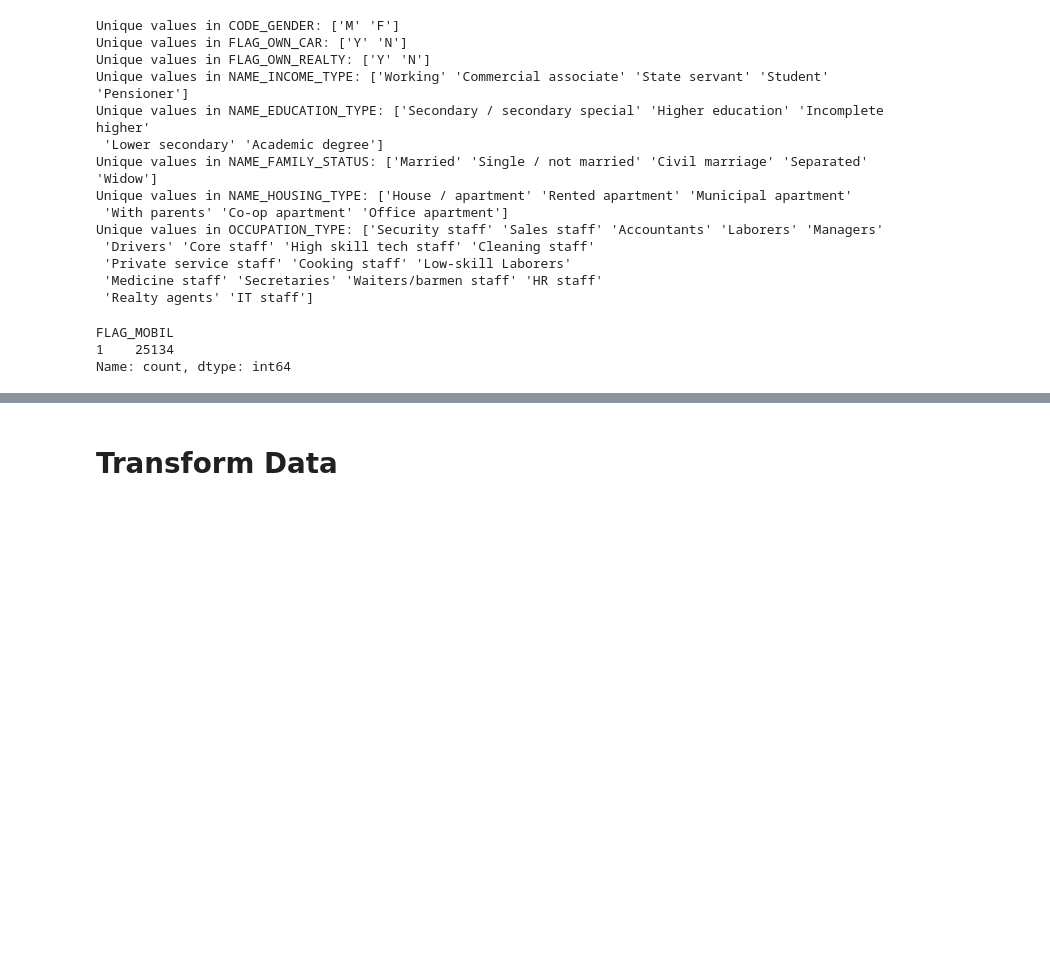
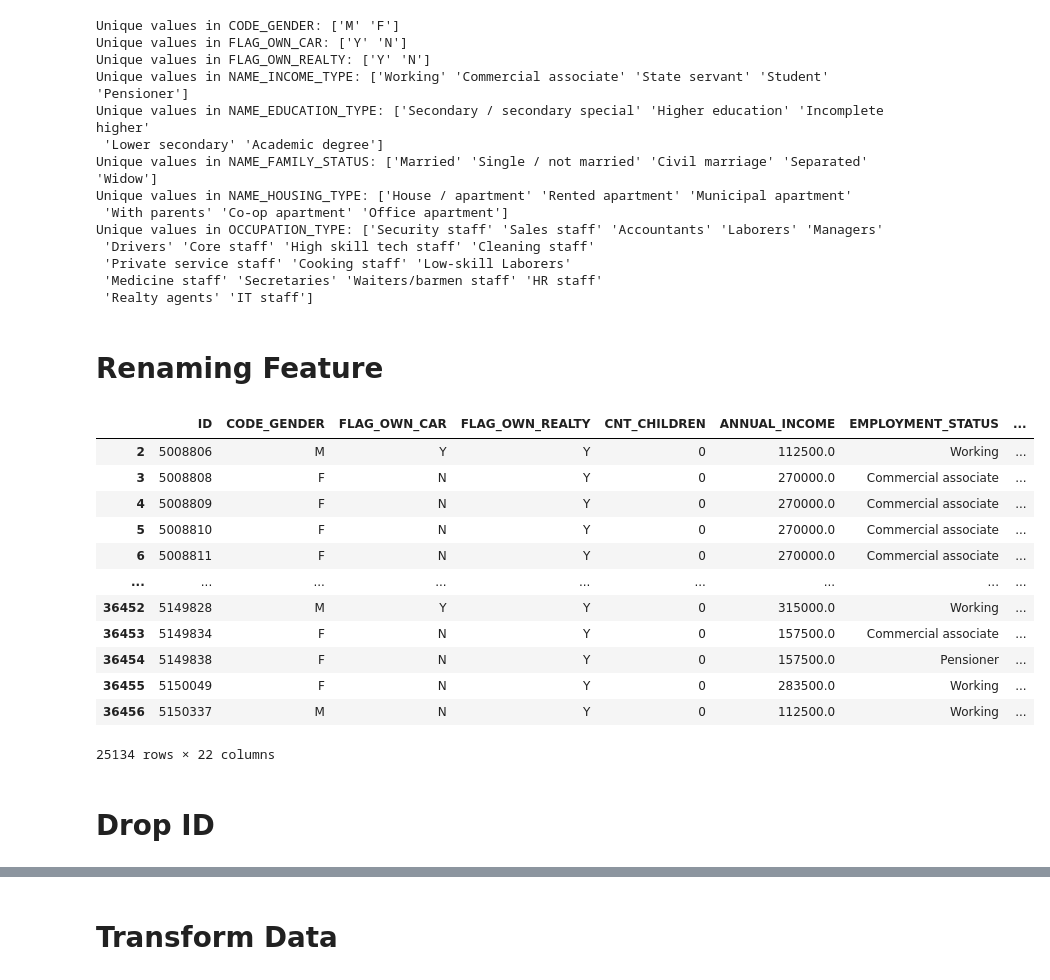
Before and after one commit to arawsardni/5---Gaung-Taqwa-Indraswara---Sandra-Triana-Nursyafri, a Jupyter notebook: Notebook/04_modelling.ipynb, the cells around one changed output, grey strips where cells are left out. Cells and saved outputs as stored; diff of their text form; code cells hidden in the pictures; blank space fills up the shorter version.

```diff
--- a/Notebook/04_modelling_preproessing.ipynb
+++ b/Notebook/04_modelling.ipynb
@@ -225,10 +224,34 @@ Unique values in OCCUPATION_TYPE: ['Security staff' 'Sales staff' 'Accountants'
  'Private service staff' 'Cooking staff' 'Low-skill Laborers'
  'Medicine staff' 'Secretaries' 'Waiters/barmen staff' 'HR staff'
  'Realty agents' 'IT staff']
+# %% [markdown]
+# Renaming Feature
+# %%
+new_df = new_df.rename(columns={
+    "DAYS_BIRTH" : "AGE",
+    "NAME_FAMILY_STATUS" : "MARITAL_STATUS",
+    "NAME_HOUSING_TYPE" :  "DWELLING_TYPE",
+    "AMT_INCOME_TOTAL" : "ANNUAL_INCOME",
+    "OCCUPATION_TYPE" : "JOB_TITLE",
+    "NAME_EDUCATION_TYPE" : "EDUCATION_LEVEL",
+    "DAYS_EMPLOYED" : "EMPLOYMENT_LENGTH",
+    "NAME_INCOME_TYPE" : "EMPLOYMENT_STATUS"})
 # %%
-new_df["FLAG_MOBIL"].value_counts()
+new_df
 # %% [output]
+|  | ID | CODE_GENDER | FLAG_OWN_CAR | FLAG_OWN_REALTY | CNT_CHILDREN | ANNUAL_INCOME | EMPLOYMENT_STATUS | ... |
+| 2 | 5008806 | M | Y | Y | 0 | 112500.0 | Working | ... |
+| 3 | 5008808 | F | N | Y | 0 | 270000.0 | Commercial associate | ... |
+| 4 | 5008809 | F | N | Y | 0 | 270000.0 | Commercial associate | ... |
+| 5 | 5008810 | F | N | Y | 0 | 270000.0 | Commercial associate | ... |
+| 6 | 5008811 | F | N | Y | 0 | 270000.0 | Commercial associate | ... |
+| ... | ... | ... | ... | ... | ... | ... | ... | ... |
+| 36452 | 5149828 | M | Y | Y | 0 | 315000.0 | Working | ... |
+| 36453 | 5149834 | F | N | Y | 0 | 157500.0 | Commercial associate | ... |
+| 36454 | 5149838 | F | N | Y | 0 | 157500.0 | Pensioner | ... |
+| 36455 | 5150049 | F | N | Y | 0 | 283500.0 | Working | ... |
+| 36456 | 5150337 | M | N | Y | 0 | 112500.0 | Working | ... |
-FLAG_MOBIL
-1    25134
-Name: count, dtype: int64
+25134 rows × 22 columns
+# %% [markdown]
+# Drop ID
 # %%
```
Also changed, not shown: parts of 52 cells of this notebook, 3 other files.
